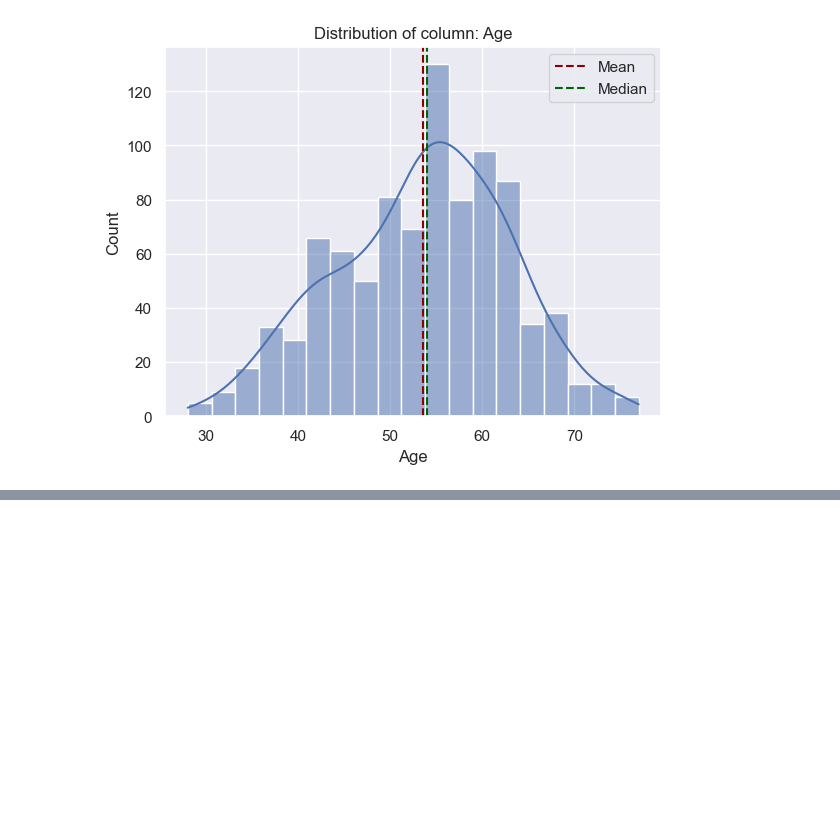
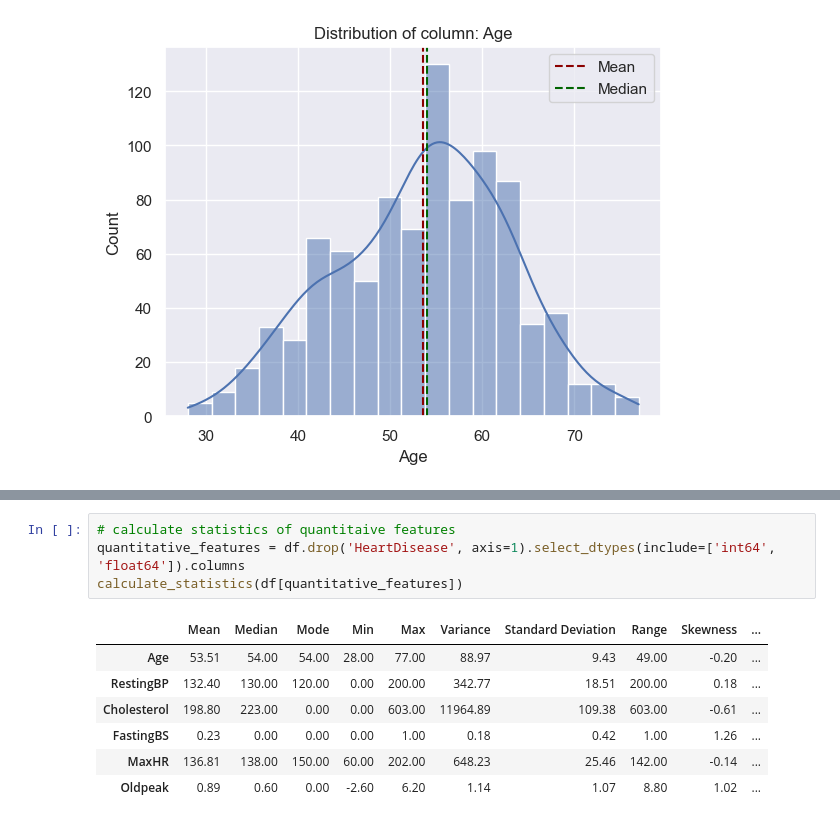
Before and after one commit to RickCraco/computer-science-project, a Jupyter notebook: notebooks/01_EDA.ipynb, the cells around one changed output, grey strips where cells are left out. Saved outputs shown, nothing was run; the diff lists cells and outputs as text; blank space fills up the shorter version.

```diff
--- a/notebooks/01_EDA.ipynb
+++ b/notebooks/01_EDA.ipynb
@@ -28,0 +49,12 @@ plot_hist(df, "Age")
+# %%
+# calculate statistics of quantitaive features
+quantitative_features = df.drop('HeartDisease', axis=1).select_dtypes(include=['int64', 'float64']).columns
+calculate_statistics(df[quantitative_features])
+# %% [output]
+|  | Mean | Median | Mode | Min | Max | Variance | Standard Deviation | Range | Skewness | ... |
+| Age | 53.51 | 54.00 | 54.00 | 28.00 | 77.00 | 88.97 | 9.43 | 49.00 | -0.20 | ... |
+| RestingBP | 132.40 | 130.00 | 120.00 | 0.00 | 200.00 | 342.77 | 18.51 | 200.00 | 0.18 | ... |
+| Cholesterol | 198.80 | 223.00 | 0.00 | 0.00 | 603.00 | 11964.89 | 109.38 | 603.00 | -0.61 | ... |
+| FastingBS | 0.23 | 0.00 | 0.00 | 0.00 | 1.00 | 0.18 | 0.42 | 1.00 | 1.26 | ... |
+| MaxHR | 136.81 | 138.00 | 150.00 | 60.00 | 202.00 | 648.23 | 25.46 | 142.00 | -0.14 | ... |
+| Oldpeak | 0.89 | 0.60 | 0.00 | -2.60 | 6.20 | 1.14 | 1.07 | 8.80 | 1.02 | ... |
```
Also changed, not shown: parts of 4 cells of this notebook.
